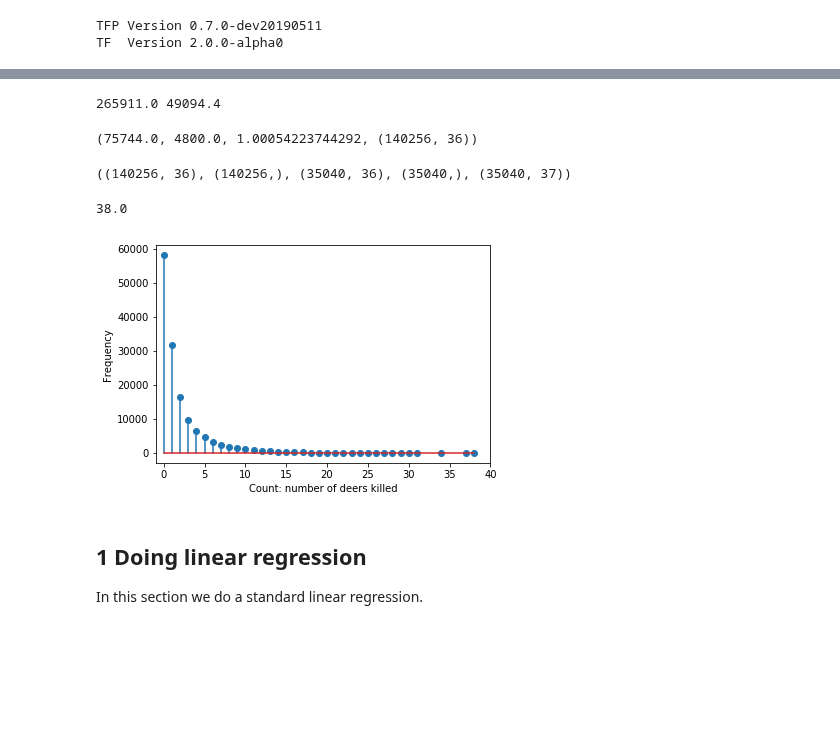
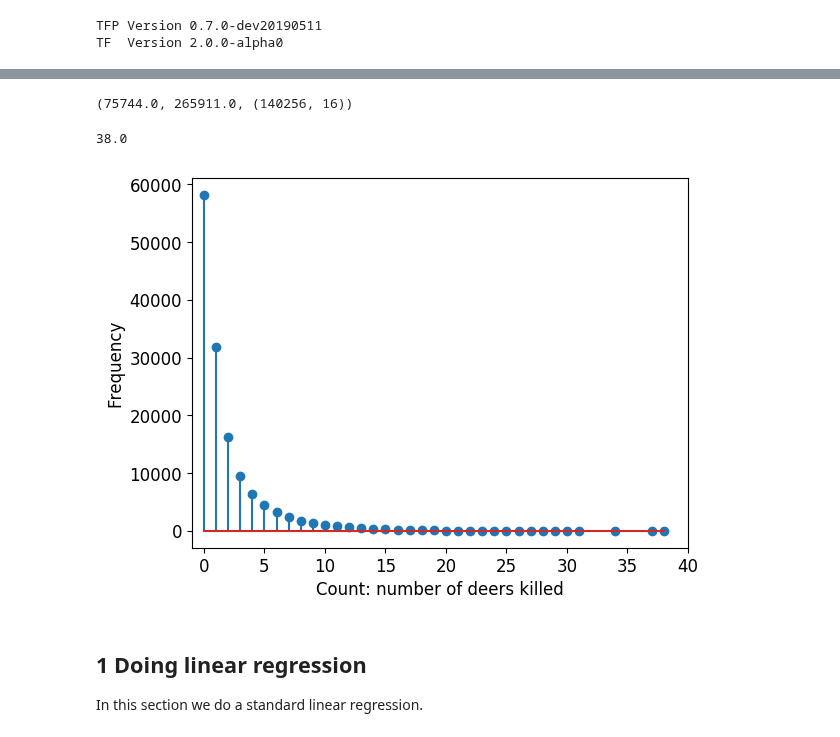
Before and after one commit to tensorchiefs/dl_book, a Jupyter notebook: chapter_05/exp_deer.ipynb, the cells around one changed output, grey strips where cells are left out. Drawn from its saved outputs; the diff is of its cells as text; code cells hidden in the pictures; blank space fills up the shorter version.

Commit message:
Added the deer experiment

```diff
--- a/chapter_05/exp_deer.ipynb
+++ b/chapter_05/exp_deer.ipynb
@@ -112,44 +120,46 @@ We use some traditional count data from: https://stats.idre.ucla.edu/r/dae/zip/.
 #dat = np.loadtxt('../../dl_book_playground/deerdata/deer_train.csv',delimiter=',', skiprows=1)
 #dat = np.loadtxt('../../dl_book_playground/deerdata/deer_train_short.csv',delimiter=',', skiprows=1)
 #dat = np.loadtxt('http://www-home.htwg-konstanz.de/~oduerr/tmp/deer_train_short.csv',delimiter=',', skiprows=1)
-dat = np.loadtxt('http://www-home.htwg-konstanz.de/~oduerr/tmp/deer_train_short_cyl.csv',delimiter=',', skiprows=1)
+# dat = np.loadtxt('http://www-home.htwg-konstanz.de/~oduerr/tmp/deer_train_short_cyl.csv',delimiter=',', skiprows=1)
 
-X_tr = dat[:,-1:]
-y_tr = dat[:,-1]
-X_tr = dat[:,:-1]
-X_tr[:,0] = (X_tr[:,0] - 2002) / 10.0
-y_tr = dat[:,-1]
-print(np.sum(y_tr), np.sum(X_tr[:,0]))#265911,#17520
+# X_tr = dat[:,-1:]
+# y_tr = dat[:,-1]
+# X_tr = dat[:,:-1]
+# X_tr[:,0] = (X_tr[:,0] - 2002) / 10.0
+# y_tr = dat[:,-1]
+# print(np.sum(y_tr), np.sum(X_tr[:,0]))#265911,#17520
 
 
-#dat = np.loadtxt('../../dl_book_playground/deerdata/deer_test_short.csv',delimiter=',', skiprows=1)
-dat = np.loadtxt('http://www-home.htwg-konstanz.de/~oduerr/tmp/deer_test_short_cyl.csv',delimiter=',', skiprows=1)
+# #dat = np.loadtxt('../../dl_book_playground/deerdata/deer_test_short.csv',delimiter=',', skiprows=1)
+# dat = np.loadtxt('http://www-home.htwg-konstanz.de/~oduerr/tmp/deer_test_short_cyl.csv',delimiter=',', skiprows=1)
 
-X_te = dat[:,-1:]
-y_te = dat[:,-1]
-X_te = dat[:,:-1]
-X_te[:,0] = (X_te[:,0] - 2002) / 10.0
-y_te = dat[:,-1]
-np.sum(y_te),np.sum(X_te[:,12]),np.max(X_te),X_tr.shape#2610,#75744
+# X_te = dat[:,-1:]
+# y_te = dat[:,-1]
+# X_te = dat[:,:-1]
+# X_te[:,0] = (X_te[:,0] - 2002) / 10.0
+# y_te = dat[:,-1]
+
+# In R
+#> sum(df.train$wild);sum(df.test$wild)
+#[1] 265911
+#[1] 75744
+
+np.sum(y_te),np.sum(y_tr),X_tr.shape
 # %% [output]
-265911.0 49094.4
+(75744.0, 265911.0, (140256, 16))
-(75744.0, 4800.0, 1.00054223744292, (140256, 36))
-# %%
-d = X_tr.shape[1]
-X_tr.shape, y_tr.shape, X_te.shape, y_te.shape,dat.shape
-# %% [output]
-((140256, 36), (140256,), (35040, 36), (35040,), (35040, 37))
 # %%
+plt.style.use('default')
+plt.rcParams.update({'font.size': 12})
 vals, counts = np.unique(y_tr, return_counts=True)
 plt.stem(vals, counts)
 plt.xlabel('Count: number of deers killed')
 plt.ylabel('Frequency')
 plt.xlim(-1,40)
-plt.savefig('ch05_school.pdf')
+plt.savefig('ch05_deer.pdf')
 np.max(y_tr)
 # %% [output]
 38.0
-[figure, old version]
+[figure, new version]
 # %% [markdown]
 ## 1 Doing linear regression
 
```
Also changed, not shown: parts of 38 cells of this notebook.
